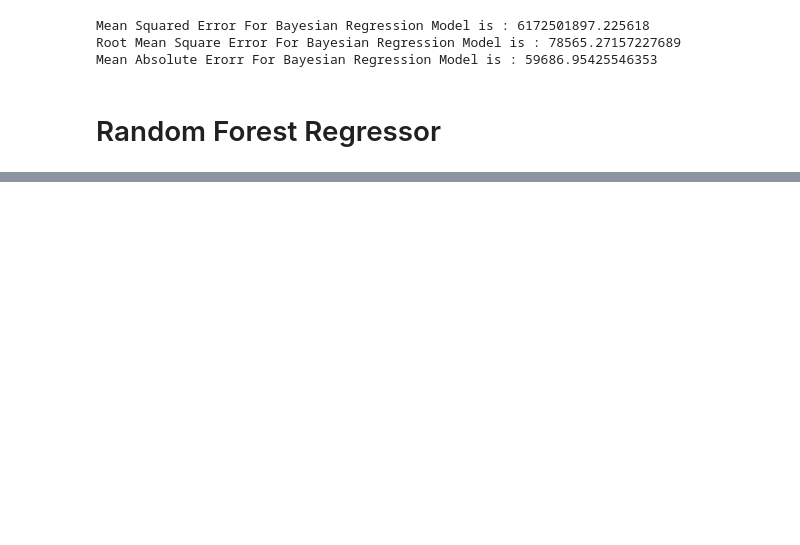
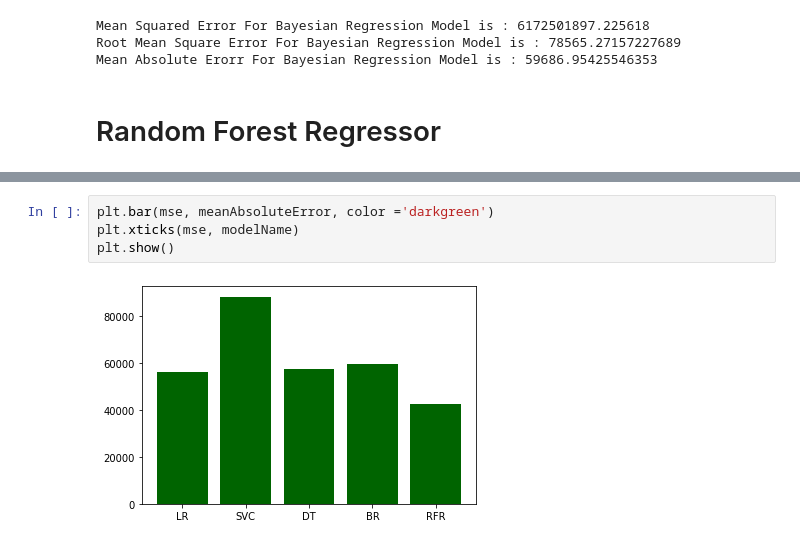
Before and after one commit to anuragbansal009/DMA-LabWork, a Jupyter notebook: Regression Models Housing Dataset.ipynb, the cells around one changed output, grey strips where cells are left out. Drawn from its saved outputs; the diff is of its cells as text; blank space fills up the shorter version.

```diff
--- a/Regression Models Housing Dataset.ipynb
+++ b/Regression Models Housing Dataset.ipynb
@@ -220,0 +287,6 @@ Mean Absolute Erorr For Random Forest Model is : 42536.72995155039
+# %%
+plt.bar(mse, meanAbsoluteError, color ='darkgreen')
+plt.xticks(mse, modelName)
+plt.show()
+# %% [output]
+[figure, added]
```
Also changed, not shown: parts of 10 cells of this notebook.
